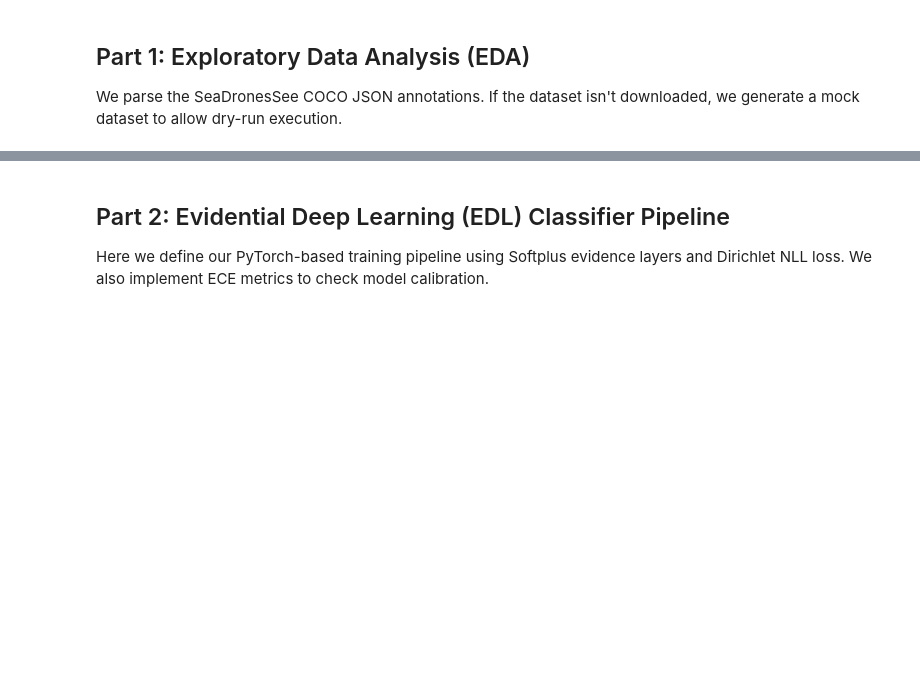
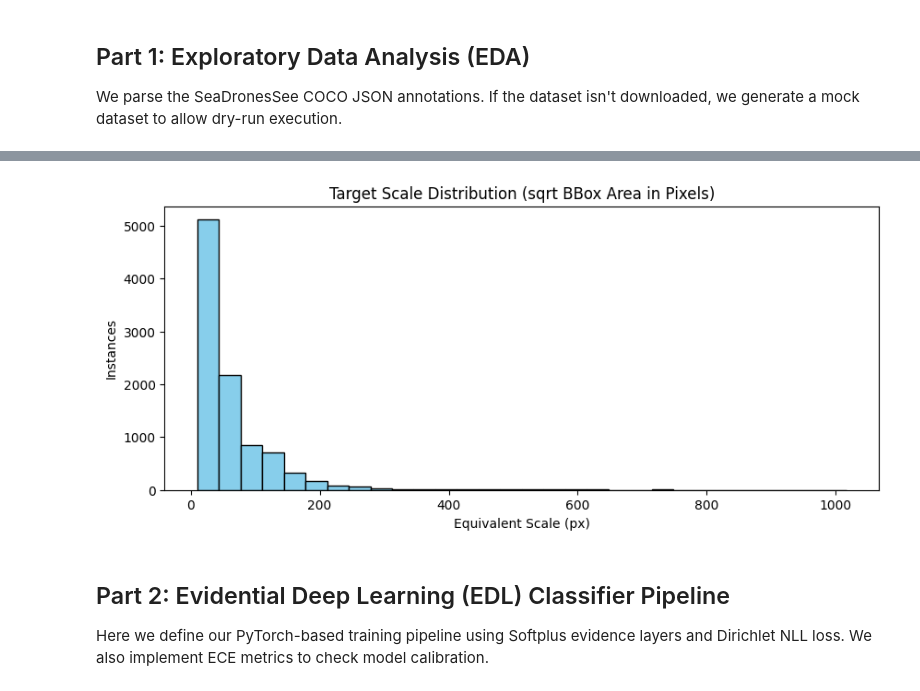
Before and after one commit to nguyentrinhquy1411/DAP391m-SU26, a Jupyter notebook: maritime_sar_demo.ipynb, the cells around one changed output, grey strips where cells are left out. Cells and saved outputs as stored; diff of their text form; code cells hidden in the pictures; blank space fills up the shorter version.

```diff
--- a/maritime_sar_demo.ipynb
+++ b/maritime_sar_demo.ipynb
@@ -82,42 +70,17 @@ if use_mock or DATASET_JSON is None:
 # %%
+# Plot scale histogram
 with open(DATASET_JSON, 'r') as f:
     coco = json.load(f)
-images = coco["images"]
-annotations = coco["annotations"]
-categories = {cat["id"]: cat["name"] for cat in coco["categories"]}
+areas = [ann["bbox"][2] * ann["bbox"][3] for ann in coco["annotations"]]
 
-# Categories
-cat_counts = {}
-for ann in annotations:
-    cat_counts[categories[ann["category_id"]]] = cat_counts.get(categories[ann["category_id"]], 0) + 1
-
-# BBox areas
-areas = [ann["bbox"][2] * ann["bbox"][3] for ann in annotations]
-
-# Extract altitudes handles both mock flat key and real nested meta key
-altitudes = []
-for img in images:
-    if "altitude" in img:
-        altitudes.append(img["altitude"])
-    elif "meta" in img and isinstance(img["meta"], dict):
-        alt_val = img["meta"].get("height_above_takeoff(meter)")
-        if alt_val is not None:
-            altitudes.append(alt_val)
-
-# Display distribution
-print(f"Frames Analyzed: {len(images)}")
-print(f"Total Targets: {len(annotations)}")
-print("\nCategory Counts:\n")
-for k, v in cat_counts.items():
-    print(f"  * {k}: {v} ({v/len(annotations)*100:.1f}%)")
-
-# Plot scale histogram
 plt.figure(figsize=(10, 4))
 plt.hist(np.sqrt(areas), bins=30, color='skyblue', edgecolor='black')
 plt.title("Target Scale Distribution (sqrt BBox Area in Pixels)")
 plt.xlabel("Equivalent Scale (px)")
 plt.ylabel("Instances")
 plt.show()
+# %% [output]
+[figure, added]
 # %% [markdown]
 ## Part 2: Evidential Deep Learning (EDL) Classifier Pipeline
 Here we define our PyTorch-based training pipeline using Softplus evidence layers and Dirichlet NLL loss. We also implement ECE metrics to check model calibration.
```
Also changed, not shown: parts of 16 cells of this notebook, 26 other files.
